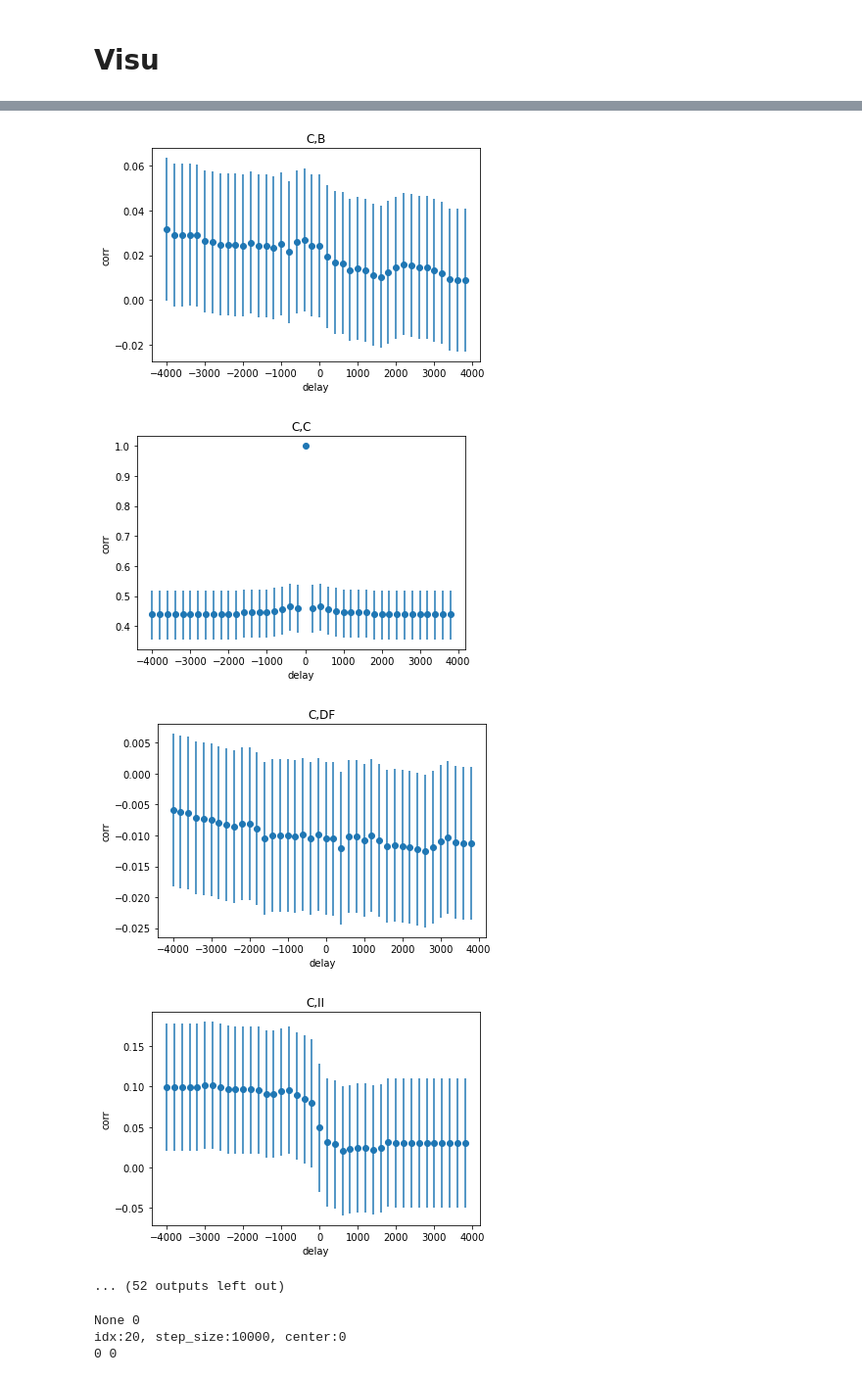
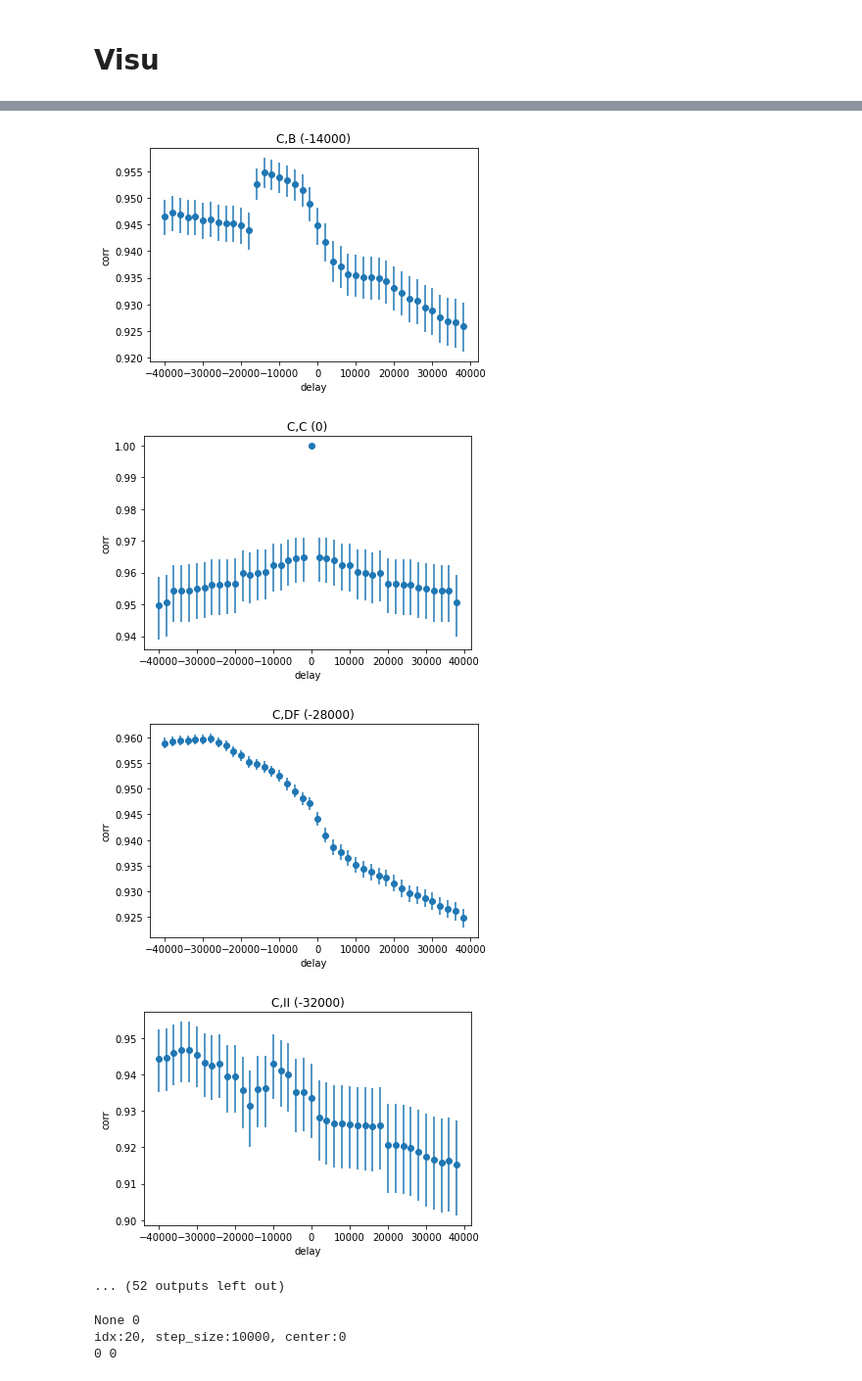
Before and after one commit to giordano-lucas/exchange-price-propagation, a Jupyter notebook: Data exploration.ipynb, the cells around one changed output, grey strips where cells are left out. Shown at 98% size. Drawn from its saved outputs; the diff is of its cells as text; code cells hidden in the pictures.

```diff
--- a/Data exploration.ipynb
+++ b/Data exploration.ipynb
@@ -66,0 +19,4 @@ daily_data = load_daily_data(date,to_returns=True)
+# %%
+from helpers import config
+from helpers.loading import load_daily_data
+daily_data = load_daily_data(config['test_date'], to_returns=False)
@@ -113,12 +67,6 @@ differente opening hours
 # %% [markdown]
 # Signal visu
 # %%
-def generate_delayed_data(s1,s2,delay,join_type="outer"):
-    s1 = s1.copy()
-    s2 = s2.copy()
-    s1.index = s1.index +pd.Timedelta(milliseconds=delay)
-    pair_data = s1.join(s2,how =join_type ,lsuffix="_1",rsuffix="_2").ffill().dropna()
-    return pair_data
 
 # from https://zhiyzuo.github.io/Pearson-Correlation-CI-in-Python/
 def compute_correlation(pair_data):
@@ -284,12 +220,12 @@ idx:21, step_size:1000, center:1000
 # %%
 for i,k1 in enumerate(daily_data):
     for j,k2 in enumerate(daily_data):
-        delays,correlations,los,his = compute_delays(n1=k1,n2=k2,center=0,step_size=200)
+        delays,correlations,los,his = compute_delays(n1=k1,n2=k2,center=0,step_size=2000)
         x = list(delays)
         y = correlations
         errors = [los,his]
         plt.errorbar(x, y, yerr=errors, fmt='o')
-        plt.title(f"{k1},{k2}")
+        plt.title(f"{k1},{k2} ({delays[np.argmax(correlations)]})")
         plt.xlabel("delay")
         plt.ylabel("corr")
         plt.show()
@@ -305,7 +241,7 @@ for i,k1 in enumerate(daily_data):
-[figure, old version]
+[figure, new version]
-[figure, old version]
+[figure, new version]
-[figure, old version]
+[figure, new version]
-[figure, old version]
+[figure, new version]
 ... (52 outputs left out)
 # %%
 for i,k1 in enumerate(daily_data):
```
Also changed, not shown: parts of 11 cells of this notebook, 8 other files.
